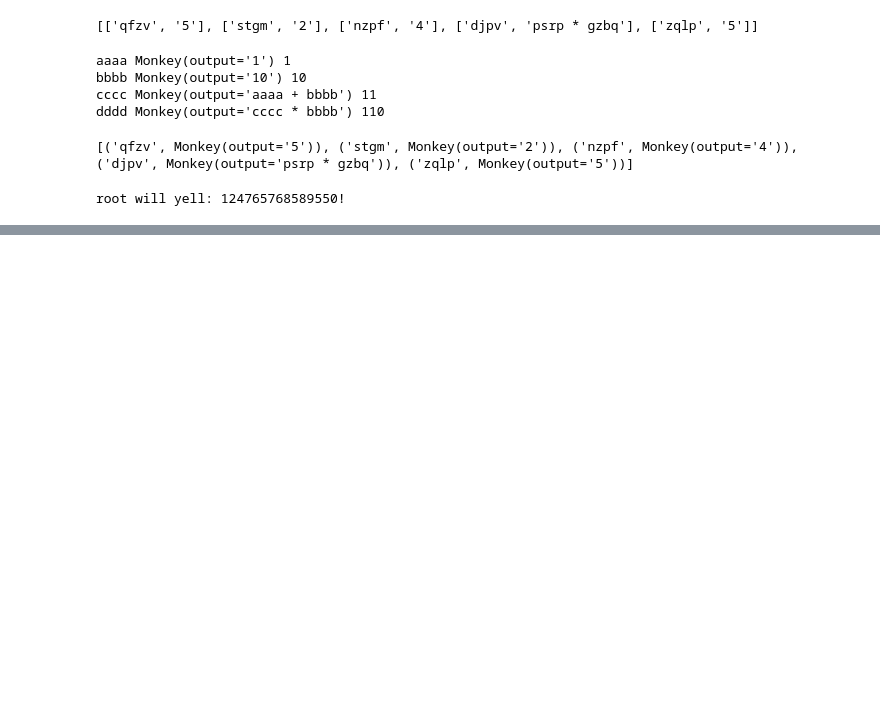
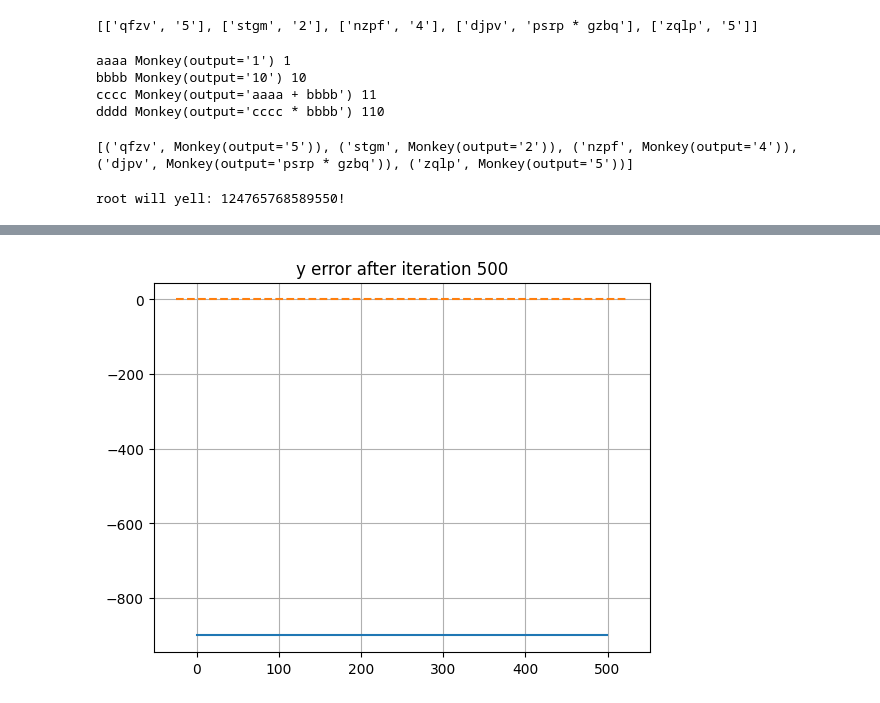
Before and after one commit to nouseforkeys/advent_of_code_22, a Jupyter notebook: day_21.ipynb, the cells around one changed output, grey strips where cells are left out. Saved outputs shown, nothing was run; the diff lists cells and outputs as text; code cells hidden in the pictures; blank space fills up the shorter version.

```diff
--- a/day_21.ipynb
+++ b/day_21.ipynb
@@ -83,0 +223,8 @@ root will yell: 124765768589550!
+# %%
+fig, error_ax = plt.subplots()
+error_ax.plot([target - value for value in y][-500:])
+error_ax.plot(error_ax.get_xlim(), [0] * 2, '--')
+error_ax.set_title('y error after iteration 500')
+error_ax.grid('ON')
+# %% [output]
+[figure, added]
```
Also changed, not shown: parts of 12 cells of this notebook.
